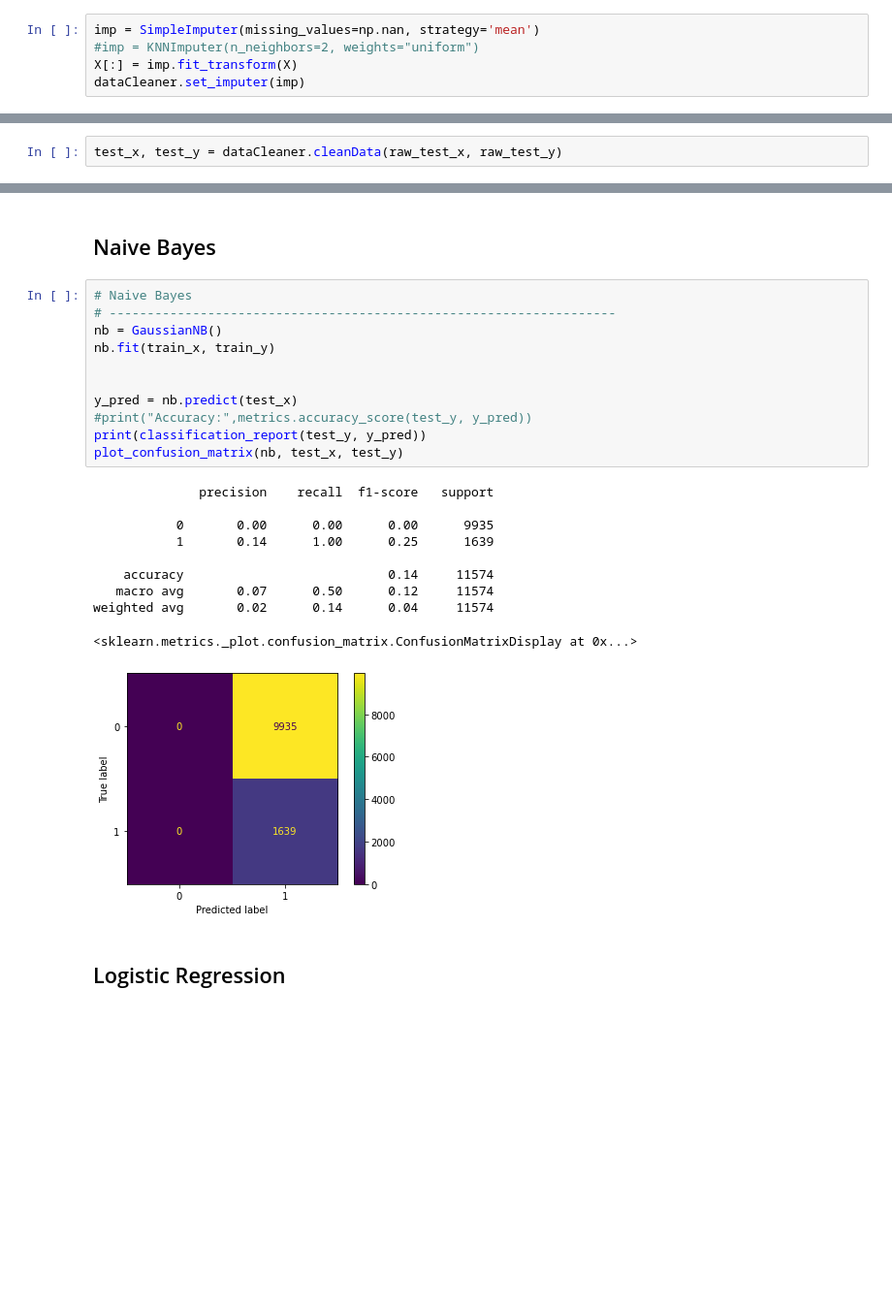
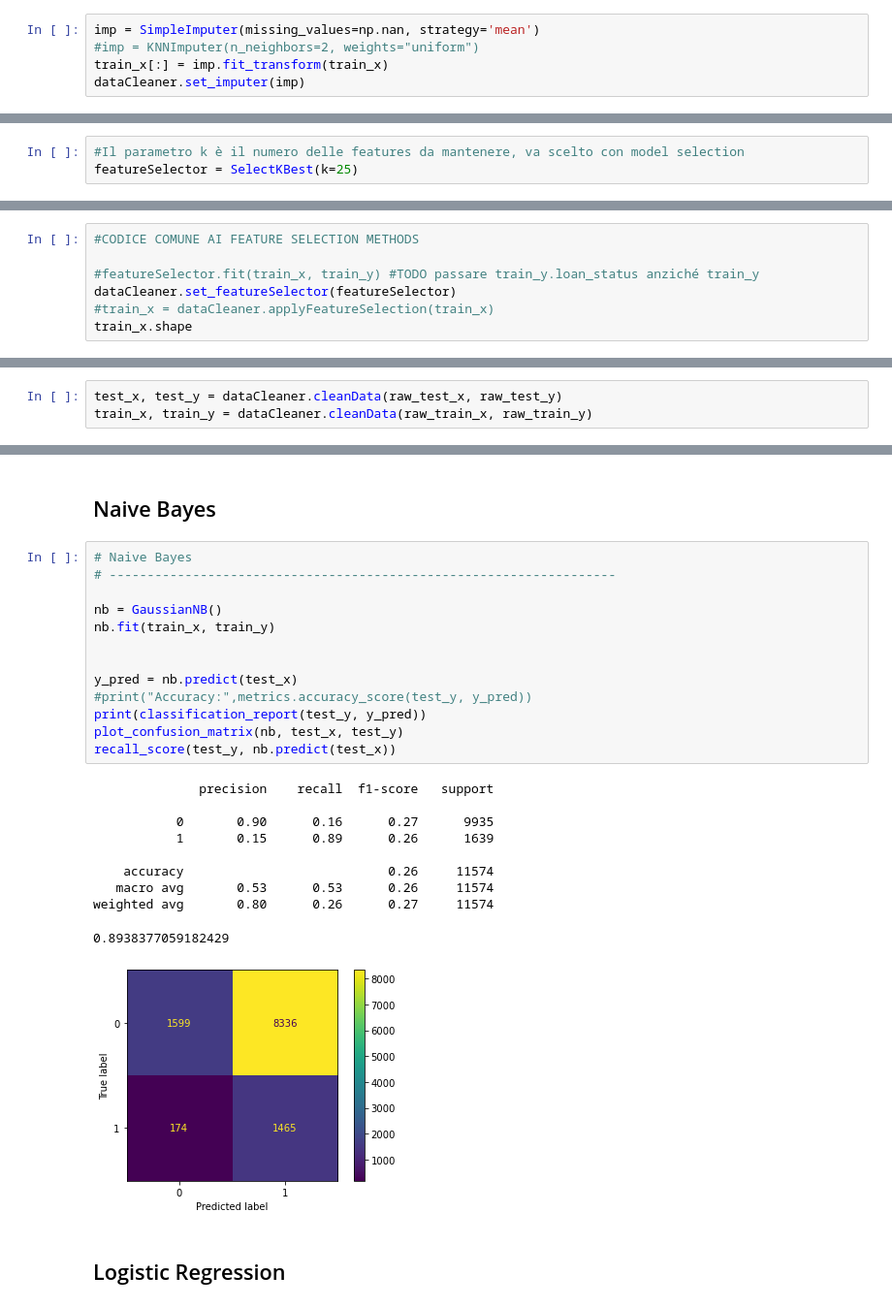
Before and after one commit to FabianoVeglianti/MachineLearningProject, a Jupyter notebook: loanRisk.ipynb, the cells around one changed output, grey strips where cells are left out. Shown at 97% size. Cells and saved outputs as stored; diff of their text form; blank space fills up the shorter version.

Commit message:
Aggiunta feature selection. Corretto scaling test set.

```diff
--- a/loanRisk.ipynb
+++ b/loanRisk.ipynb
@@ -689,6 +669,6 @@ Si effettua imputazione di nan sulle features:
 # %%
 imp = SimpleImputer(missing_values=np.nan, strategy='mean')
 #imp = KNNImputer(n_neighbors=2, weights="uniform")
-X[:] = imp.fit_transform(X)
+train_x[:] = imp.fit_transform(train_x)
 dataCleaner.set_imputer(imp)
 # %%
@@ -774,0 +782,3 @@ X.head()
+# %%
+#Il parametro k è il numero delle features da mantenere, va scelto con model selection
+featureSelector = SelectKBest(k=25)
@@ -774,0 +790,7 @@ X.head()
+# %%
+#CODICE COMUNE AI FEATURE SELECTION METHODS
+
+#featureSelector.fit(train_x, train_y) #TODO passare train_y.loan_status anziché train_y
+dataCleaner.set_featureSelector(featureSelector)
+#train_x = dataCleaner.applyFeatureSelection(train_x)
+train_x.shape
@@ -775,2 +843,3 @@ X.head()
 # %%
 test_x, test_y = dataCleaner.cleanData(raw_test_x, raw_test_y)
+train_x, train_y = dataCleaner.cleanData(raw_train_x, raw_train_y)
@@ -847,25 +974,27 @@ def plot_classifier_results(model, test_x, test_y):
 # %%
 # Naive Bayes
 # -------------------------------------------------------------------
+
 nb = GaussianNB()
 nb.fit(train_x, train_y)
 
 
 y_pred = nb.predict(test_x)
 #print("Accuracy:",metrics.accuracy_score(test_y, y_pred))
 print(classification_report(test_y, y_pred))
 plot_confusion_matrix(nb, test_x, test_y)
+recall_score(test_y, nb.predict(test_x))
 # %% [output]
               precision    recall  f1-score   support
 
-           0       0.00      0.00      0.00      9935
-           1       0.14      1.00      0.25      1639
+           0       0.90      0.16      0.27      9935
+           1       0.15      0.89      0.26      1639
 
-    accuracy                           0.14     11574
-   macro avg       0.07      0.50      0.12     11574
-weighted avg       0.02      0.14      0.04     11574
+    accuracy                           0.26     11574
+   macro avg       0.53      0.53      0.26     11574
+weighted avg       0.80      0.26      0.27     11574
-<sklearn.metrics._plot.confusion_matrix.ConfusionMatrixDisplay at 0x...>
+0.8938377059182429
-[figure, old version]
+[figure, new version]
 # %% [markdown]
 ## Logistic Regression
 # %%
```
Also changed, not shown: parts of 52 cells of this notebook, 2 other files.
